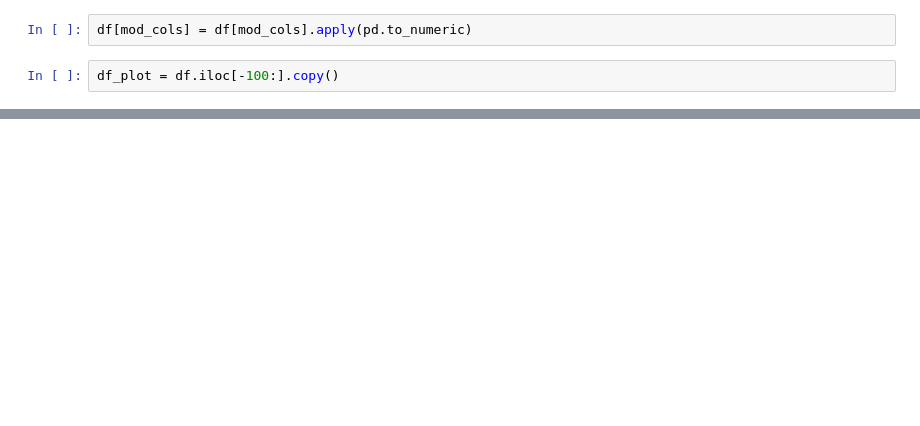
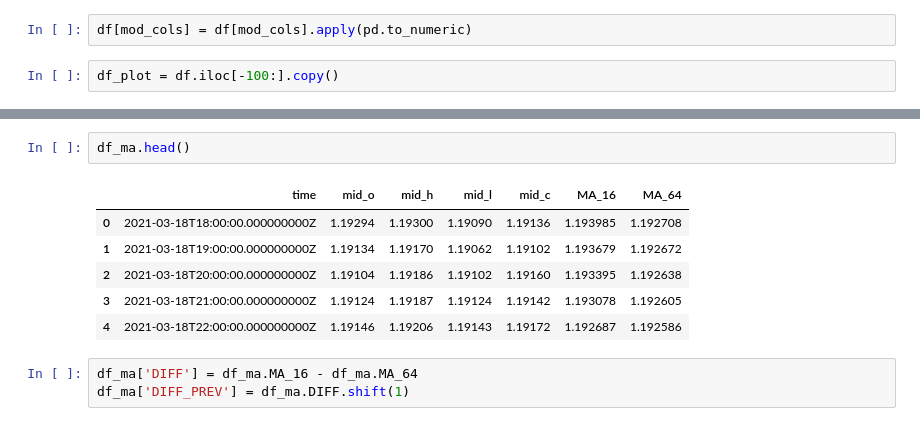
Before and after one commit to ananta-dev/Forex-Bot, a Jupyter notebook: candle_plot.ipynb, the cells around one changed output, grey strips where cells are left out. Cells and saved outputs as stored; diff of their text form; blank space fills up the shorter version.

```diff
--- a/candle_plot.ipynb
+++ b/candle_plot.ipynb
@@ -64,0 +114,12 @@ fig.show()
+# %%
+df_ma.head()
+# %% [output]
+|  | time | mid_o | mid_h | mid_l | mid_c | MA_16 | MA_64 |
+| 0 | 2021-03-18T18:00:00.000000000Z | 1.19294 | 1.19300 | 1.19090 | 1.19136 | 1.193985 | 1.192708 |
+| 1 | 2021-03-18T19:00:00.000000000Z | 1.19134 | 1.19170 | 1.19062 | 1.19102 | 1.193679 | 1.192672 |
+| 2 | 2021-03-18T20:00:00.000000000Z | 1.19104 | 1.19186 | 1.19102 | 1.19160 | 1.193395 | 1.192638 |
+| 3 | 2021-03-18T21:00:00.000000000Z | 1.19124 | 1.19187 | 1.19124 | 1.19142 | 1.193078 | 1.192605 |
+| 4 | 2021-03-18T22:00:00.000000000Z | 1.19146 | 1.19206 | 1.19143 | 1.19172 | 1.192687 | 1.192586 |
+# %%
+df_ma['DIFF'] = df_ma.MA_16 - df_ma.MA_64
+df_ma['DIFF_PREV'] = df_ma.DIFF.shift(1)
```
Also changed, not shown: parts of 26 cells of this notebook, 2 other files.
